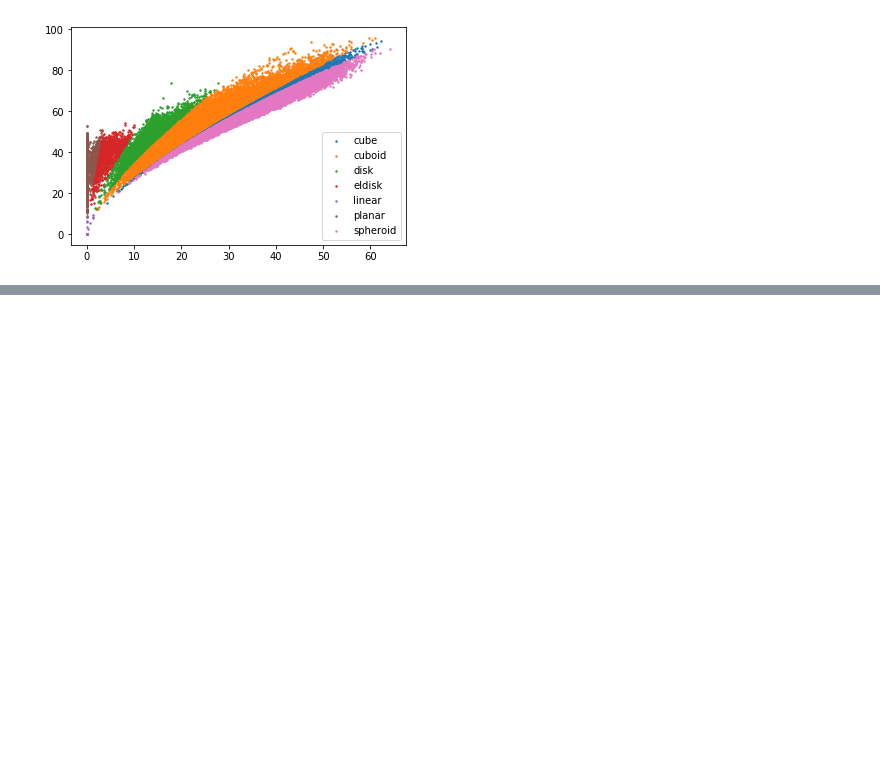
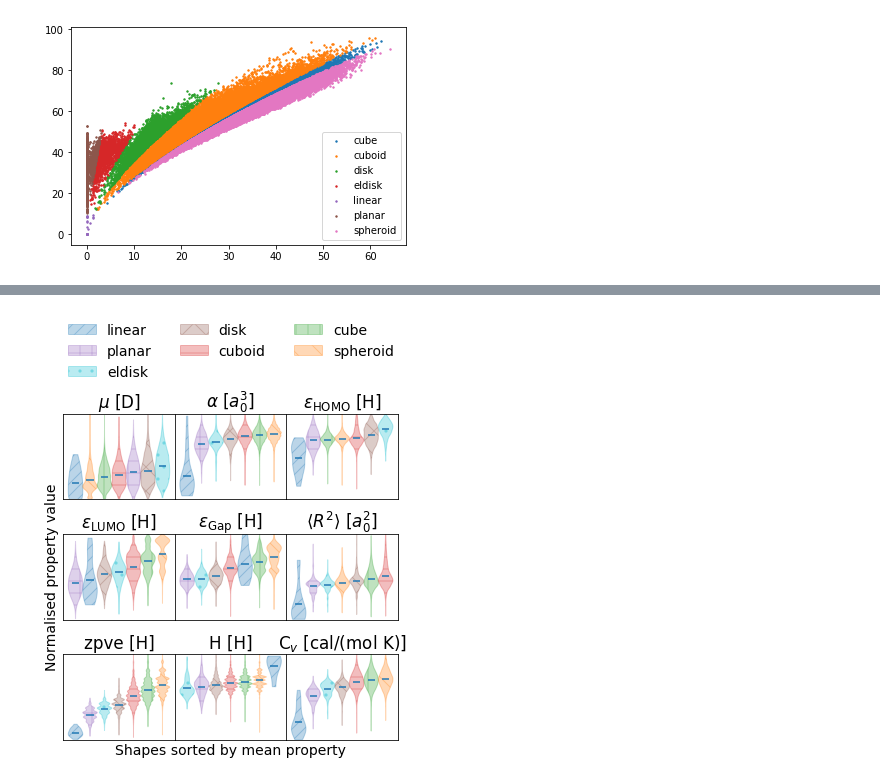
Before and after one commit to ferchault/planarity, a Jupyter notebook: notebooks/QM9vsProperties.ipynb, the cells around one changed output, grey strips where cells are left out. Saved outputs shown, nothing was run; the diff lists cells and outputs as text; code cells hidden in the pictures; blank space fills up the shorter version.

```diff
--- a/notebooks/QM9vsProperties.ipynb
+++ b/notebooks/QM9vsProperties.ipynb
@@ -124,3 +124,45 @@ plt.savefig('propertygrid.pdf', bbox_inches='tight')
 # explain some of them, remaining ones are of interest to discover structure-function relationships
 # descriptors in cheminformatics, classification criteria in ML
 # discuss all properties and their possible link to shape
+# %%
+relevant_properties = 'dipole polarizability homo lumo gap extent zpve enthalpy heatcap'.split()
+fig, axs = plt.subplots(3,3,sharex=True, sharey=True, figsize=(6, 6))
+axs = np.ravel(axs)
+colors = {'linear': '#1f77b4', 'spheroid': '#ff7f0e', 'cube':'#2ca02c', 'cuboid': '#d62728', 'planar': '#9467bd', 'disk': '#8c564b', 'eldisk':'#17becf'}
+hatches = {'linear': '//', 'spheroid': '\\', 'cube':'|', 'cuboid': '-', 'planar': '+', 'disk': 'x', 'eldisk':'.'}
+for idx, prop in enumerate(relevant_properties):
+    ax = axs[idx]
+
+    alldata = df[prop]
+    minval, maxval = np.percentile(alldata, 0), np.percentile(alldata, 99.8)
+    ax.set_ylim(0,1)
+
+    labels = []
+    ds = []
+    means = []
+    for name, group in df.groupby('shape'):
+        series = group[prop].values
+        series -= minval
+        series /= (maxval - minval)
+        series = series[(series > 0) & (series < 1)]
+        labels.append(name)
+        means.append(np.mean(series))
+        ds.append(series)
+    order = np.argsort(means)
+    labels = np.array(labels)[order]
+    ds = np.array(ds)[order]
+    res = ax.violinplot(ds,showmeans=True, showextrema=False, widths=1)
+    for lidx in range(len(labels)):
+        res['bodies'][lidx].set_color(colors[labels[lidx]])
+        res['bodies'][lidx].set_hatch(hatches[labels[lidx]])
+
+    ax.set_title(PROPLABELS[prop])
+    ax.set_xticks([])
+    ax.set_yticks([])
+axs[1].legend(res['bodies'], labels, ncol=3, frameon=False, bbox_to_anchor=(0.5, 2.2, ), loc='upper center')
+axs[3].set_ylabel('Normalised property value')
+axs[7].set_xlabel('Shapes sorted by mean property')
+plt.subplots_adjust(wspace=0.0, hspace=0.4)
+plt.savefig('ordering.png', bbox_inches='tight', dpi=600)
+# %% [output]
+[figure, added]
```
Also changed, not shown: parts of 1 cell of this notebook, 2 other files.
